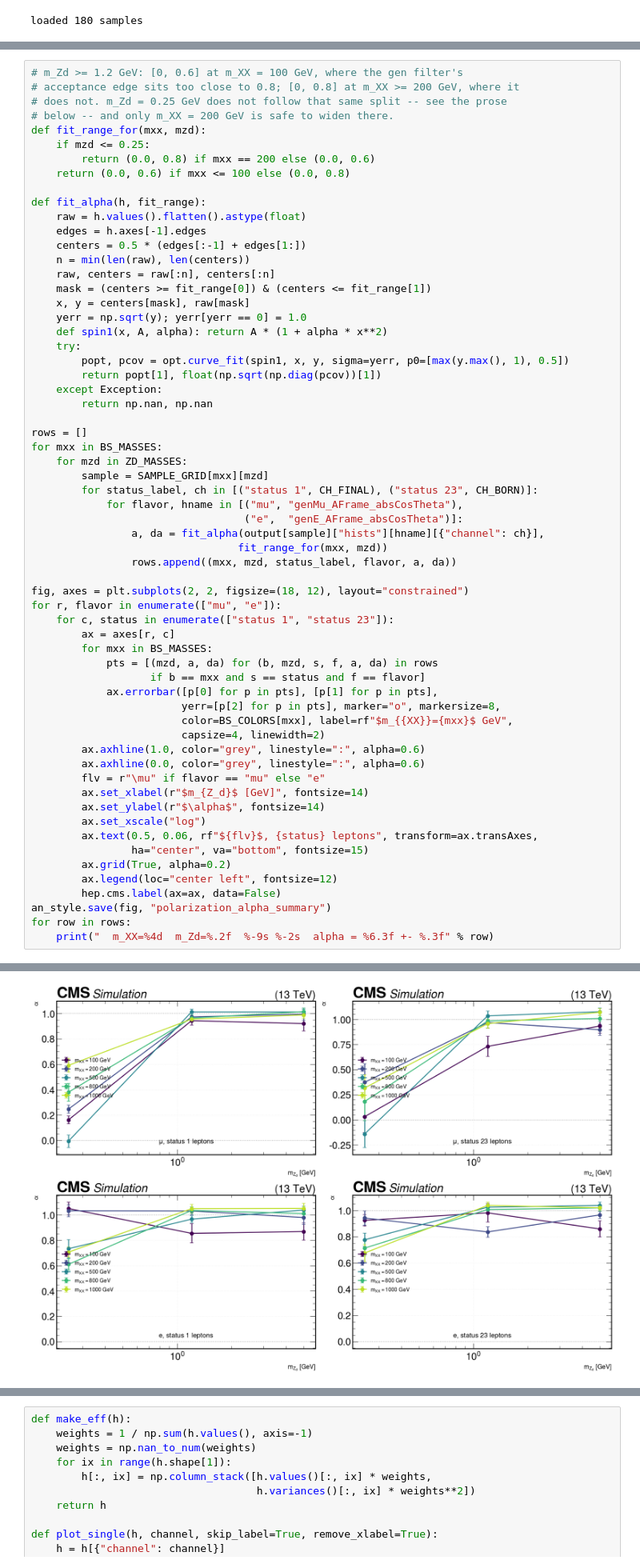
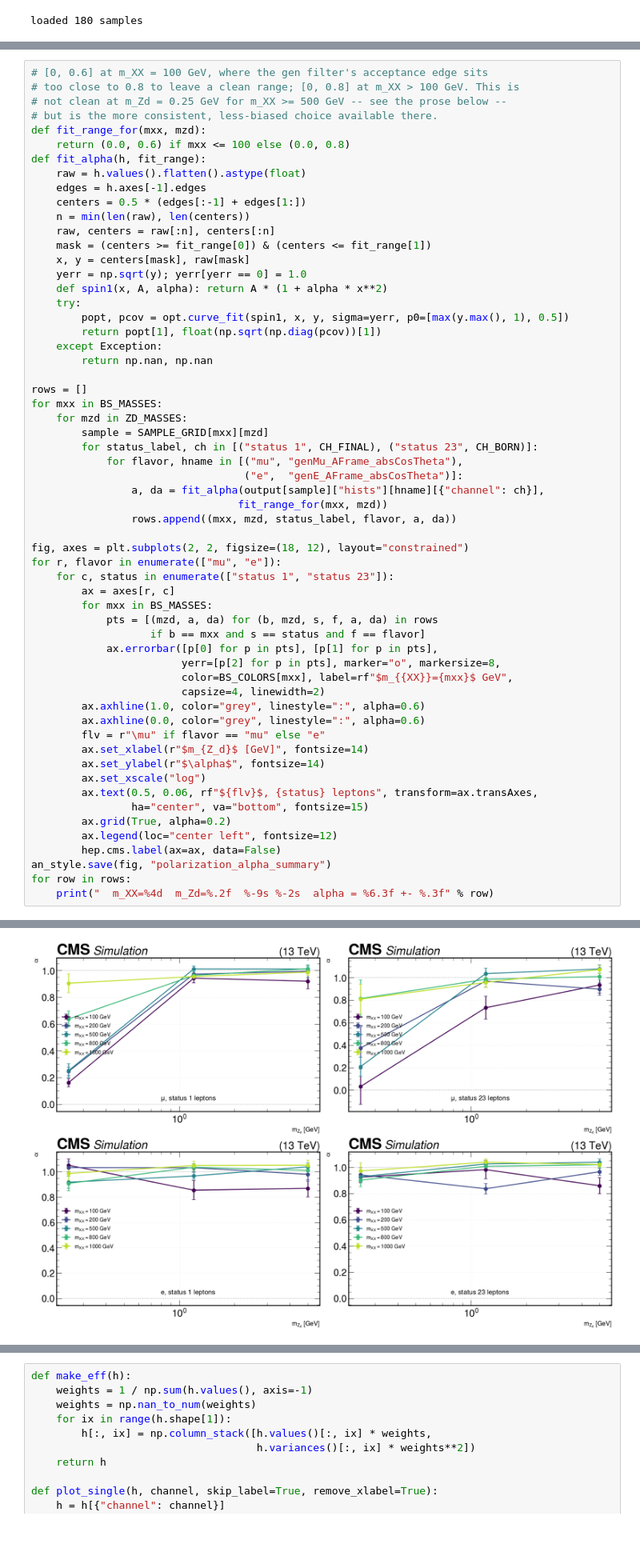
Before and after one commit to mariajose2398/SIDM, a Jupyter notebook: sidm/studies/truth_kinematics_forAN/polarization_migration_forAN.ipynb, the cells around one changed output, grey strips where cells are left out. Shown at 80% size. Cells and saved outputs as stored; diff of their text form; blank space fills up the shorter version.

```diff
--- a/sidm/studies/truth_kinematics_forAN/polarization_migration_forAN.ipynb
+++ b/sidm/studies/truth_kinematics_forAN/polarization_migration_forAN.ipynb
@@ -79,13 +77,10 @@ the two-body momentum.
 # %%
-# m_Zd >= 1.2 GeV: [0, 0.6] at m_XX = 100 GeV, where the gen filter's
-# acceptance edge sits too close to 0.8; [0, 0.8] at m_XX >= 200 GeV, where it
-# does not. m_Zd = 0.25 GeV does not follow that same split -- see the prose
-# below -- and only m_XX = 200 GeV is safe to widen there.
+# [0, 0.6] at m_XX = 100 GeV, where the gen filter's acceptance edge sits
+# too close to 0.8 to leave a clean range; [0, 0.8] at m_XX > 100 GeV. This is
+# not clean at m_Zd = 0.25 GeV for m_XX >= 500 GeV -- see the prose below --
+# but is the more consistent, less-biased choice available there.
 def fit_range_for(mxx, mzd):
-    if mzd <= 0.25:
-        return (0.0, 0.8) if mxx == 200 else (0.0, 0.6)
     return (0.0, 0.6) if mxx <= 100 else (0.0, 0.8)
-
 def fit_alpha(h, fit_range):
     raw = h.values().flatten().astype(float)
     edges = h.axes[-1].edges
@@ -129,34 +124,34 @@ for r, flavor in enumerate(["mu", "e"]):
         flv = r"\mu" if flavor == "mu" else "e"
         ax.set_xlabel(r"$m_{Z_d}$ [GeV]", fontsize=14)
         ax.set_ylabel(r"$\alpha$", fontsize=14)
         ax.set_xscale("log")
         ax.text(0.5, 0.06, rf"${flv}$, {status} leptons", transform=ax.transAxes,
                 ha="center", va="bottom", fontsize=15)
         ax.grid(True, alpha=0.2)
         ax.legend(loc="center left", fontsize=12)
         hep.cms.label(ax=ax, data=False)
 an_style.save(fig, "polarization_alpha_summary")
 for row in rows:
     print("  m_XX=%4d  m_Zd=%.2f  %-9s %-2s  alpha = %6.3f +- %.3f" % row)
 # %% [output]
 saved /uscms_data/d3/murtazas/SIDM-wt-truthkin/sidm/studies/truth_kinematics_forAN/figures/polarization_alpha_summary.pdf
   m_XX= 100  m_Zd=0.25  status 1  mu  alpha =  0.162 +- 0.031
   m_XX= 100  m_Zd=0.25  status 1  e   alpha =  1.051 +- 0.051
   m_XX= 100  m_Zd=0.25  status 23 mu  alpha =  0.031 +- 0.157
   m_XX= 100  m_Zd=0.25  status 23 e   alpha =  0.924 +- 0.045
   m_XX= 100  m_Zd=1.20  status 1  mu  alpha =  0.943 +- 0.034
   m_XX= 100  m_Zd=1.20  status 1  e   alpha =  0.855 +- 0.075
   m_XX= 100  m_Zd=1.20  status 23 mu  alpha =  0.732 +- 0.102
   m_XX= 100  m_Zd=1.20  status 23 e   alpha =  0.982 +- 0.070
   m_XX= 100  m_Zd=5.00  status 1  mu  alpha =  0.920 +- 0.057
   m_XX= 100  m_Zd=5.00  status 1  e   alpha =  0.869 +- 0.068
   m_XX= 100  m_Zd=5.00  status 23 mu  alpha =  0.934 +- 0.072
 ... (45 lines left out)
   m_XX=1000  m_Zd=5.00  status 1  mu  alpha =  0.988 +- 0.027
   m_XX=1000  m_Zd=5.00  status 1  e   alpha =  1.052 +- 0.040
   m_XX=1000  m_Zd=5.00  status 23 mu  alpha =  1.071 +- 0.035
   m_XX=1000  m_Zd=5.00  status 23 e   alpha =  1.021 +- 0.020
-[figure, old version]
+[figure, new version]
 # %% [markdown]
 **Reading the summary.** Two unrelated things restrict the fit range, and they do
 not affect the same points. The first is a generator-level acceptance cliff, present
```
Also changed, not shown: parts of 3 cells of this notebook.
